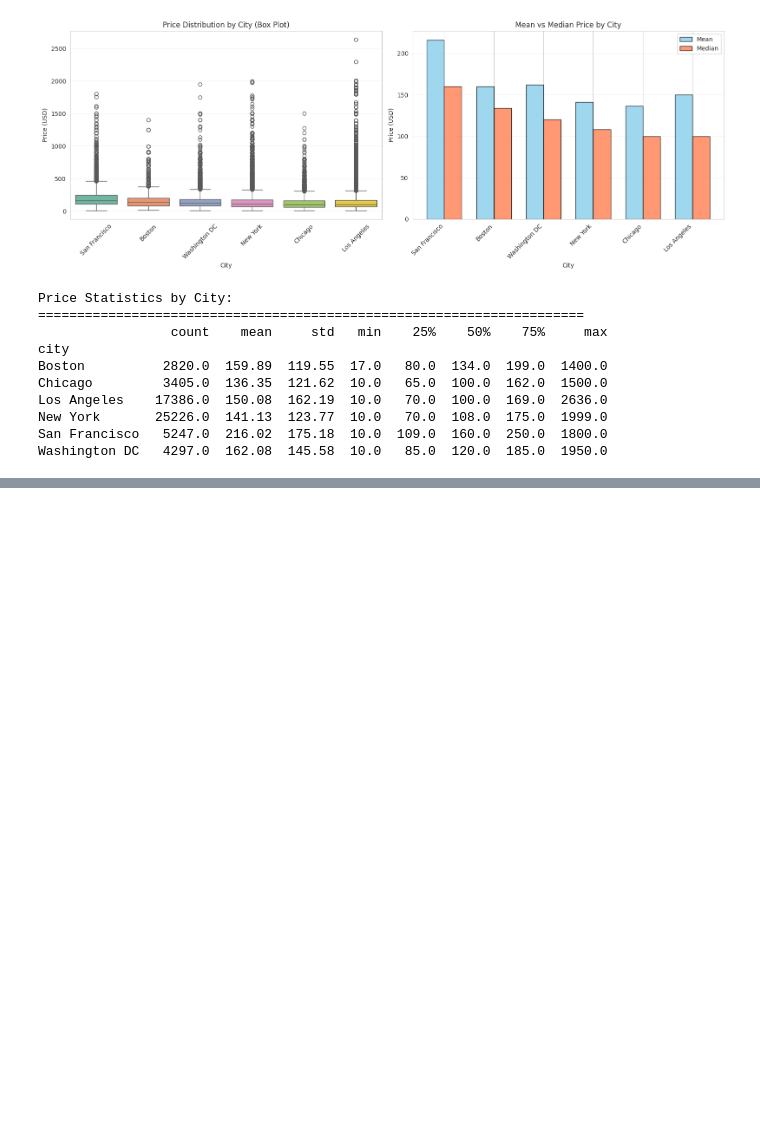
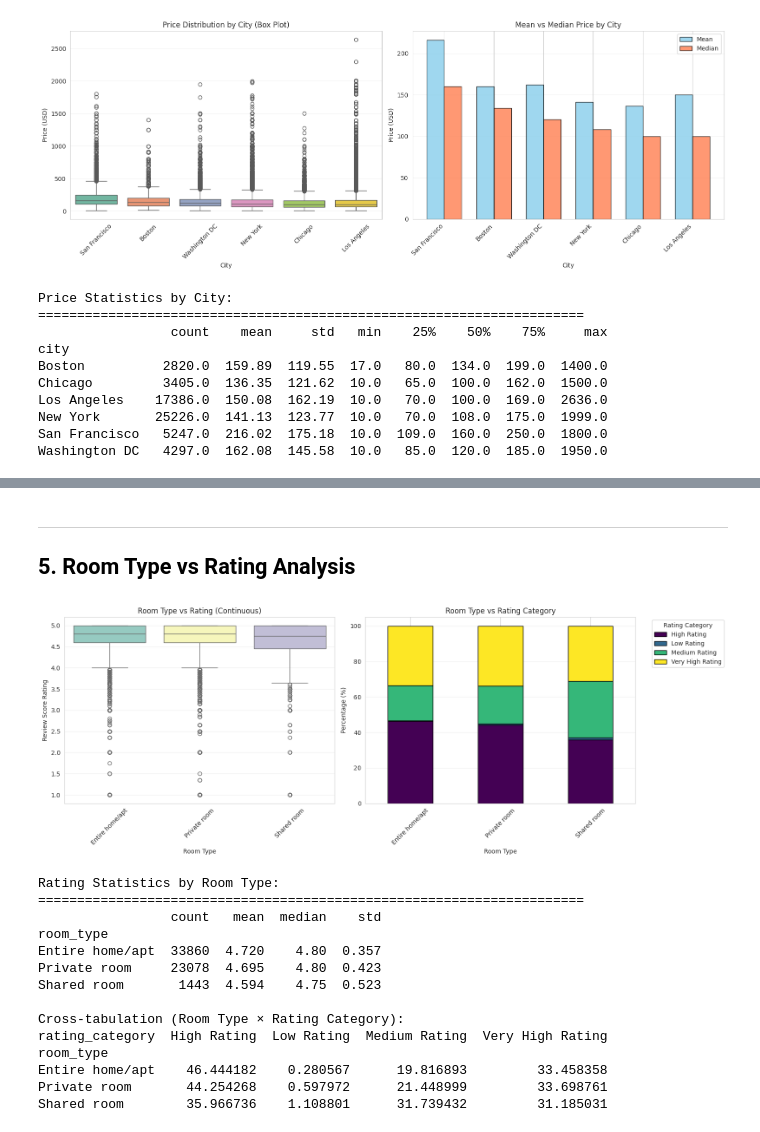
Before and after one commit to Elkhiat15/Airbnb-Rating-Classification, a Jupyter notebook: eda.ipynb, the cells around one changed output, grey strips where cells are left out. Saved outputs shown, nothing was run; the diff lists cells and outputs as text; code cells hidden in the pictures; blank space fills up the shorter version.

```diff
--- a/eda.ipynb
+++ b/eda.ipynb
@@ -195,0 +230,38 @@ Washington DC   4297.0  162.08  145.58  10.0   85.0  120.0  185.0  1950.0
+# %% [markdown]
+---
+## 5. Room Type vs Rating Analysis
+# %%
+# Plot room type vs rating
+fig = plot_feature_vs_target(
+    df_cleaned,
+    feature_col='room_type',
+    target_col='review_scores_rating',
+    categorical_target='rating_category',
+    figsize=(16, 6)
+)
+plt.show()
+
+# Print detailed statistics
+print("\nRating Statistics by Room Type:")
+print("="*70)
+room_stats = df_cleaned.groupby('room_type')['review_scores_rating'].agg(['count', 'mean', 'median', 'std'])
+print(room_stats.round(3))
+
+print("\nCross-tabulation (Room Type × Rating Category):")
+print(pd.crosstab(df_cleaned['room_type'], df_cleaned['rating_category'], normalize='index') * 100)
+# %% [output]
+[figure, added]
+Rating Statistics by Room Type:
+======================================================================
+                 count   mean  median    std
+room_type
+Entire home/apt  33860  4.720    4.80  0.357
+Private room     23078  4.695    4.80  0.423
+Shared room       1443  4.594    4.75  0.523
+
+Cross-tabulation (Room Type × Rating Category):
+rating_category  High Rating  Low Rating  Medium Rating  Very High Rating
+room_type
+Entire home/apt    46.444182    0.280567      19.816893         33.458358
+Private room       44.254268    0.597972      21.448999         33.698761
+Shared room        35.966736    1.108801      31.739432         31.185031
```
Also changed, not shown: parts of 12 cells of this notebook.
